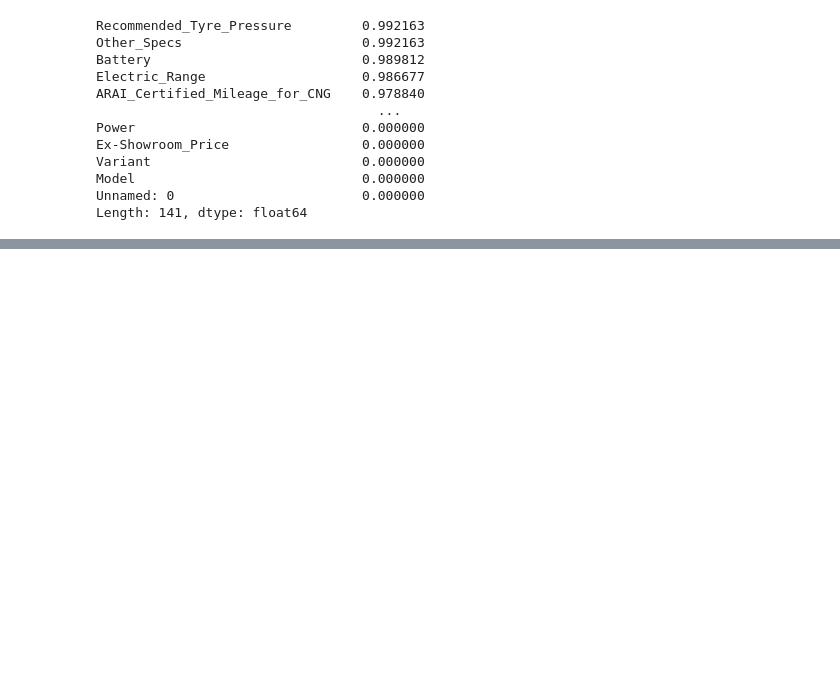
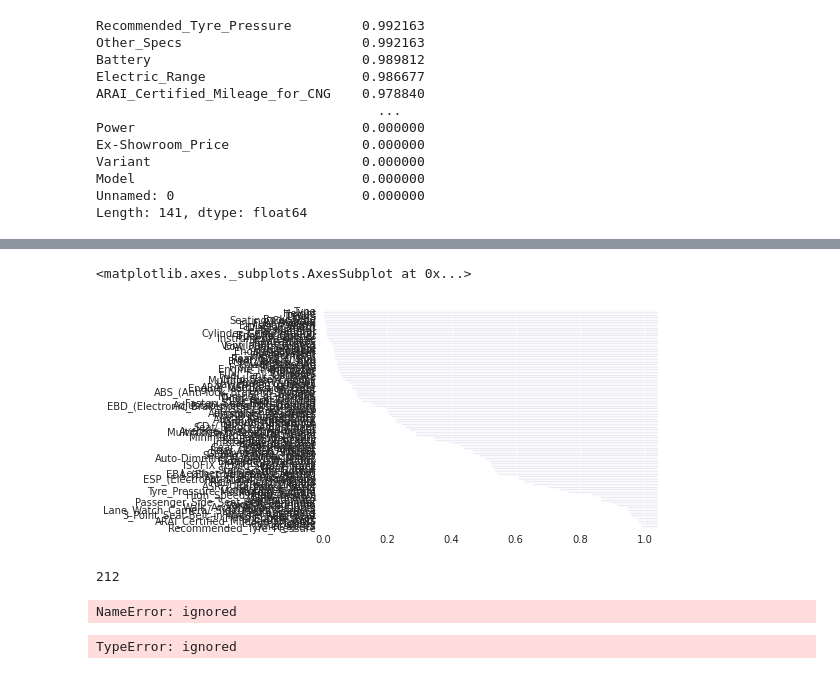
Before and after one commit to emojivibe/urvashi_data_engage, a Jupyter notebook: engage_cars.ipynb, the cells around one changed output, grey strips where cells are left out. Saved outputs shown, nothing was run; the diff lists cells and outputs as text; code cells hidden in the pictures; blank space fills up the shorter version.

```diff
--- a/engage_cars.ipynb
+++ b/engage_cars.ipynb
@@ -139,0 +105,10 @@ import numpy as np
+# %%
+missing_percentages[missing_percentages != 0].plot(kind='barh')
+# %% [output]
+<matplotlib.axes._subplots.AxesSubplot at 0x...>
+[figure, added]
+# %%
+Height = df.Height.unique()
+len(Height)
+# %% [output]
+212
@@ -139,0 +118,9 @@ import numpy as np
+# %%
+sns.distplot(Doors)
+# %% [output]
+NameError: ignored
+# %%
+from operator import length_hint
+sns.histplot(length_hint, log_scale=True)
+# %% [output]
+TypeError: ignored
```
Also changed, not shown: parts of 59 cells of this notebook.
